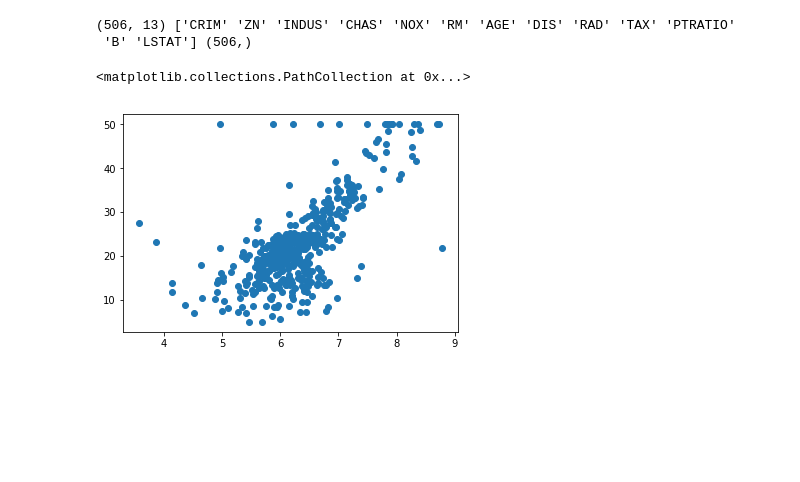
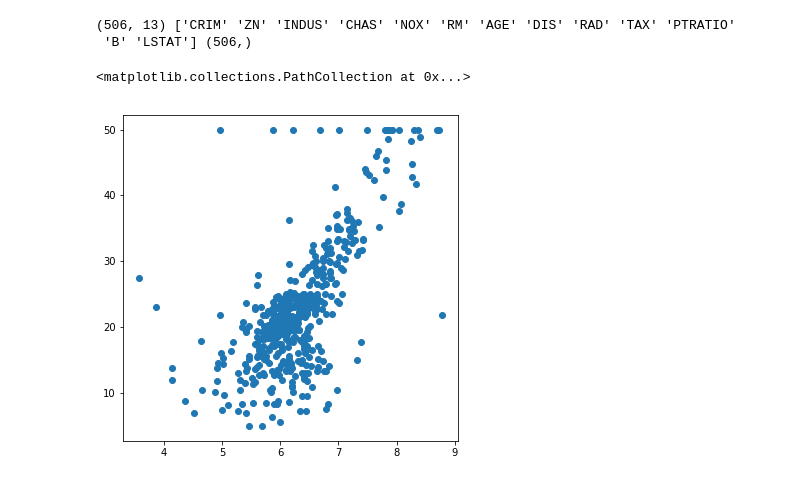
Before and after one commit to XuLiuSwust/tensorflow_test, a Jupyter notebook: Tensorflow_test.ipynb, the cells around one changed output. Cells and saved outputs as stored; diff of their text form; code cells hidden in the pictures; blank space fills up the shorter version.

```diff
--- a/Tensorflow_test.ipynb
+++ b/Tensorflow_test.ipynb
@@ -5,14 +5,15 @@ import matplotlib.pyplot as plot
 import numpy as np
 # %%
 #genrate data
+plot.rcParams["figure.figsize"] = (6,6)
 from sklearn import datasets
 boston_dataset=datasets.load_boston()
 print(boston_dataset.data.shape,boston_dataset.feature_names,boston_dataset.target.shape)
 Xs = np.array(boston_dataset.data[:,5])
 Ys = np.array(boston_dataset.target)
 plot.scatter(Xs, Ys)
 # %% [output]
 (506, 13) ['CRIM' 'ZN' 'INDUS' 'CHAS' 'NOX' 'RM' 'AGE' 'DIS' 'RAD' 'TAX' 'PTRATIO'
  'B' 'LSTAT'] (506,)
 <matplotlib.collections.PathCollection at 0x...>
-[figure, old version]
+[figure, new version]
```
Also changed, not shown: parts of 7 cells of this notebook.
